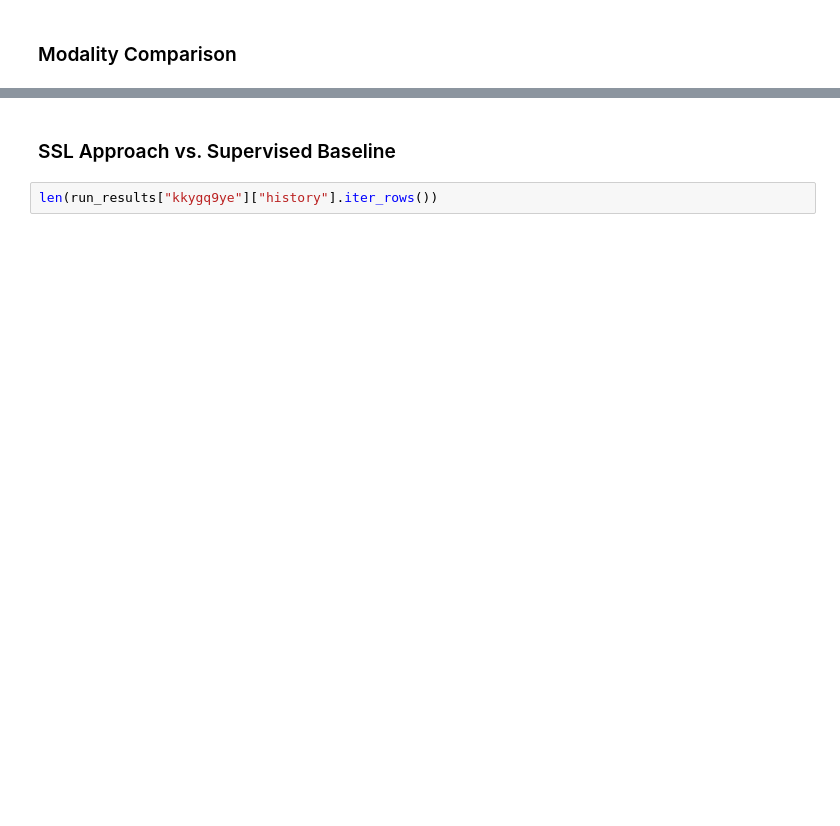
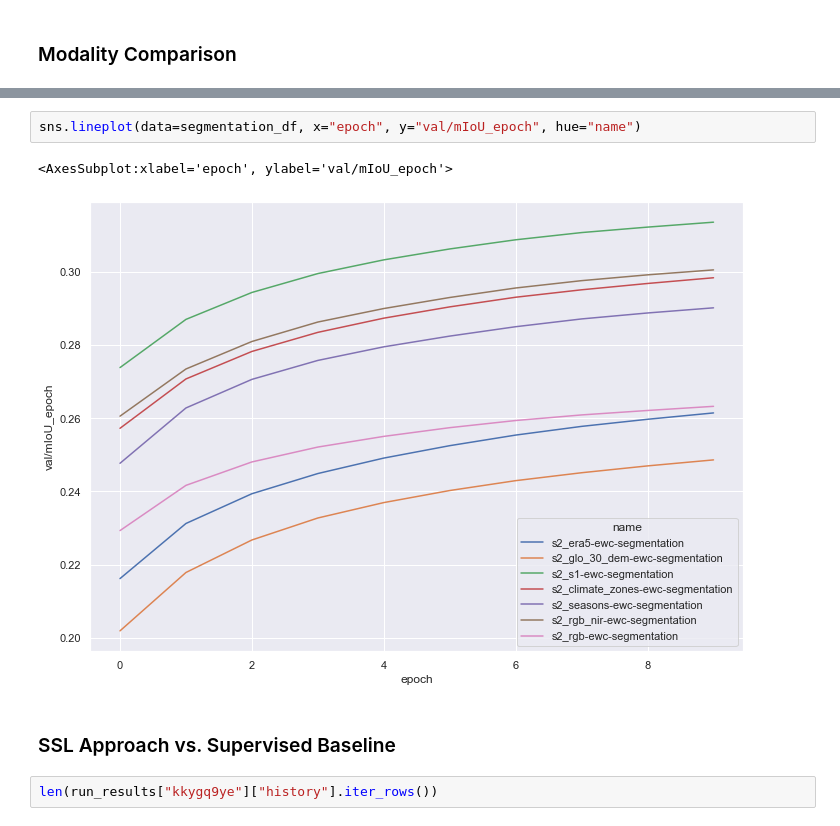
Before and after one commit to AlexanderLontke/ssl-ddpm-rs, a Jupyter notebook: notebooks/Create_report_from_WandB_Api.ipynb, the cells around one changed output, grey strips where cells are left out. Saved outputs shown, nothing was run; the diff lists cells and outputs as text; blank space fills up the shorter version.

```diff
--- a/notebooks/Create_report_from_WandB_Api.ipynb
+++ b/notebooks/Create_report_from_WandB_Api.ipynb
@@ -117,3 +43,8 @@ sns.lineplot(data=df, x="epoch", y="train/f1_epoch", hue="name")
+# %%
+sns.lineplot(data=segmentation_df, x="epoch", y="val/mIoU_epoch", hue="name")
+# %% [output]
+<AxesSubplot:xlabel='epoch', ylabel='val/mIoU_epoch'>
+[figure, added]
 # %% [markdown]
 ### SSL Approach vs. Supervised Baseline ###
 # %%
```
Also changed, not shown: parts of 21 cells of this notebook, 4 other files.
